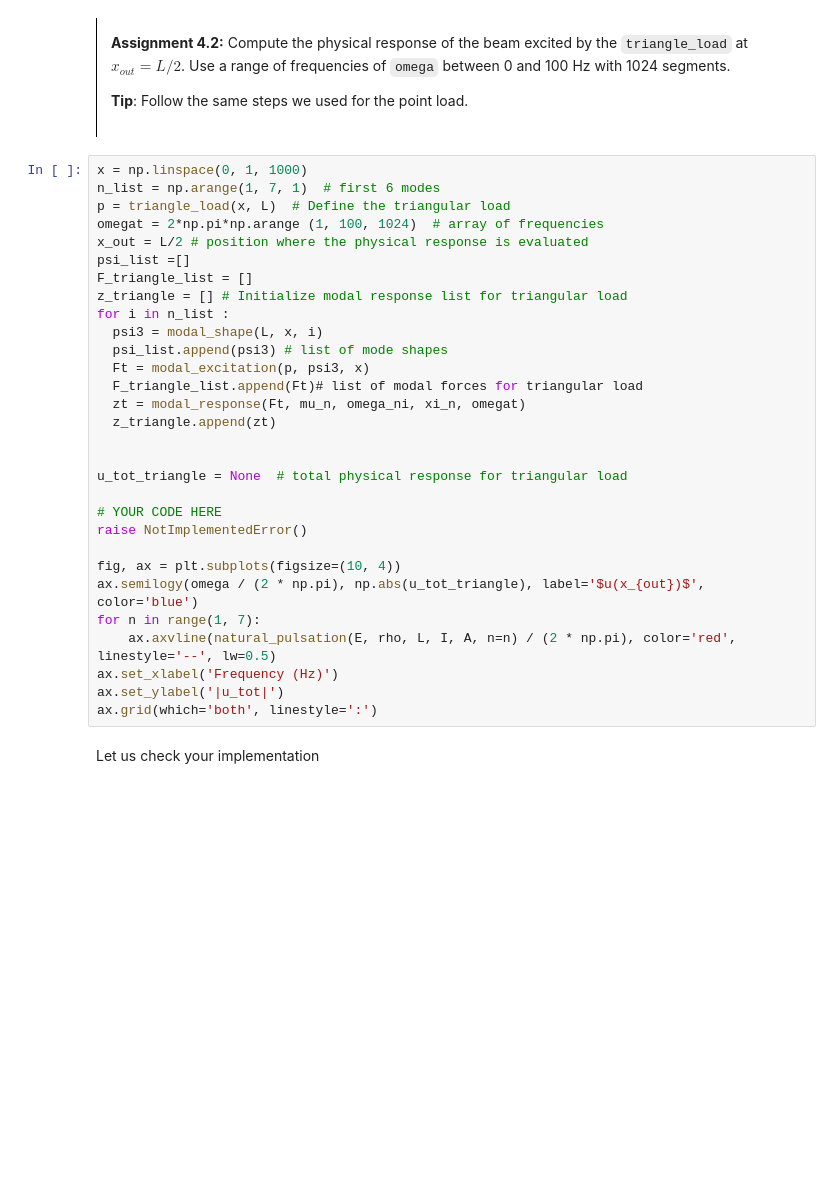
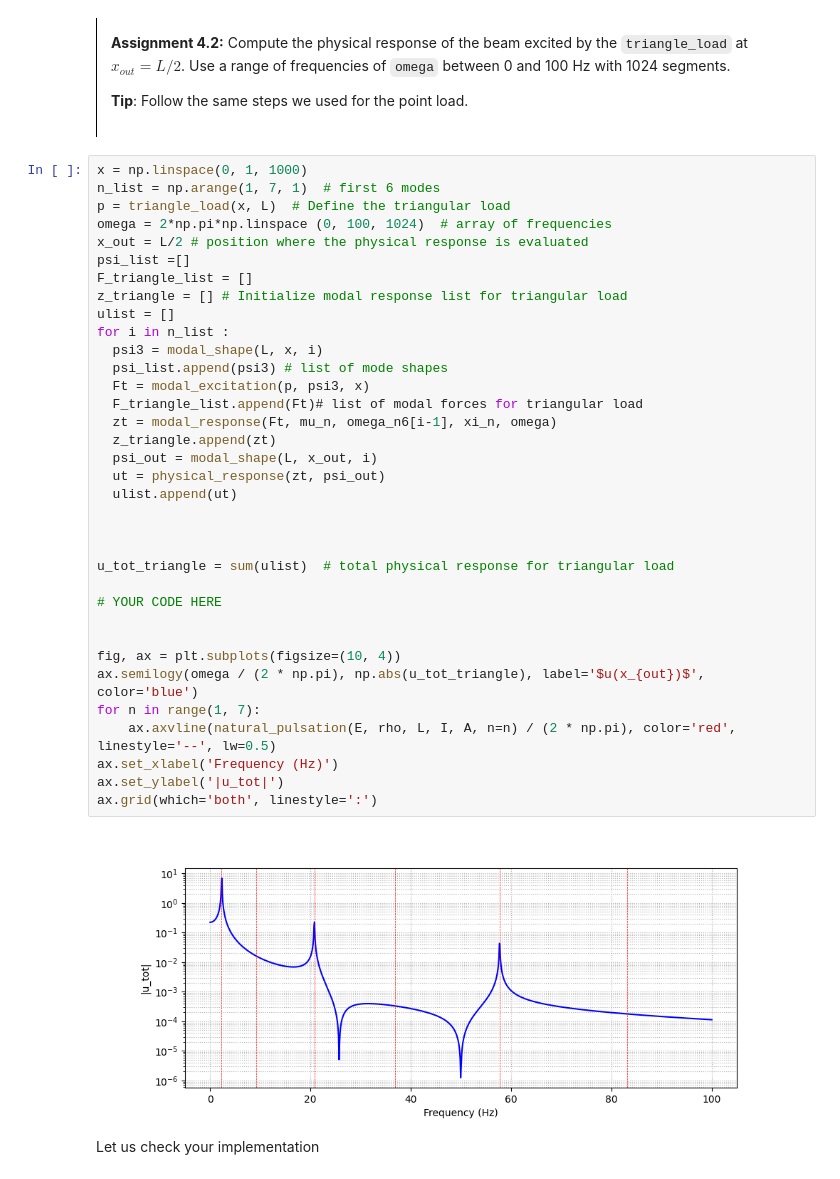
Before and after one commit to Hadain183/MV2627_Exercises, a Jupyter notebook: Session5_Continuous_systems/session5.ipynb, the cells around one changed output. Cells and saved outputs as stored; diff of their text form; blank space fills up the shorter version.

```diff
--- a/Session5_Continuous_systems/session5.ipynb
+++ b/Session5_Continuous_systems/session5.ipynb
@@ -733,33 +733,40 @@ ax.grid(True)
 # %%
 x = np.linspace(0, 1, 1000)
 n_list = np.arange(1, 7, 1)  # first 6 modes
 p = triangle_load(x, L)  # Define the triangular load
-omegat = 2*np.pi*np.arange (1, 100, 1024)  # array of frequencies
+omega = 2*np.pi*np.linspace (0, 100, 1024)  # array of frequencies
 x_out = L/2 # position where the physical response is evaluated
 psi_list =[]
 F_triangle_list = []
 z_triangle = [] # Initialize modal response list for triangular load
+ulist = []
 for i in n_list :
   psi3 = modal_shape(L, x, i)
   psi_list.append(psi3) # list of mode shapes
   Ft = modal_excitation(p, psi3, x)
   F_triangle_list.append(Ft)# list of modal forces for triangular load
-  zt = modal_response(Ft, mu_n, omega_ni, xi_n, omegat)
+  zt = modal_response(Ft, mu_n, omega_n6[i-1], xi_n, omega)
   z_triangle.append(zt)
+  psi_out = modal_shape(L, x_out, i)
+  ut = physical_response(zt, psi_out)
+  ulist.append(ut)
 
 
-u_tot_triangle = None  # total physical response for triangular load
+
+u_tot_triangle = sum(ulist)  # total physical response for triangular load
 
 # YOUR CODE HERE
-raise NotImplementedError()
+
 
 fig, ax = plt.subplots(figsize=(10, 4))
 ax.semilogy(omega / (2 * np.pi), np.abs(u_tot_triangle), label='$u(x_{out})$', color='blue')
 for n in range(1, 7):
     ax.axvline(natural_pulsation(E, rho, L, I, A, n=n) / (2 * np.pi), color='red', linestyle='--', lw=0.5)
 ax.set_xlabel('Frequency (Hz)')
 ax.set_ylabel('|u_tot|')
 ax.grid(which='both', linestyle=':')
+# %% [output]
+[figure, added]
 # %% [markdown]
 Let us check your implementation
 # %%
```
